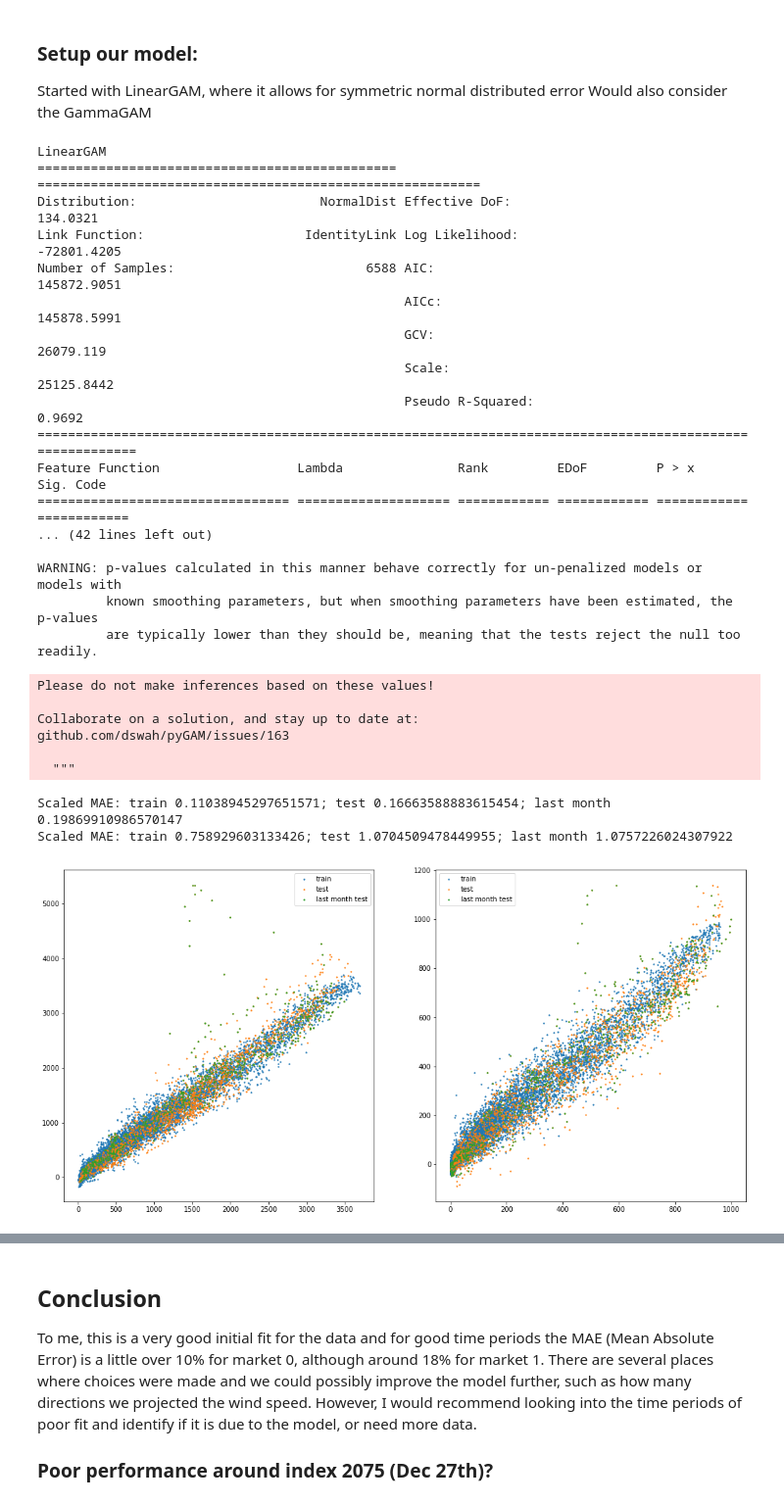
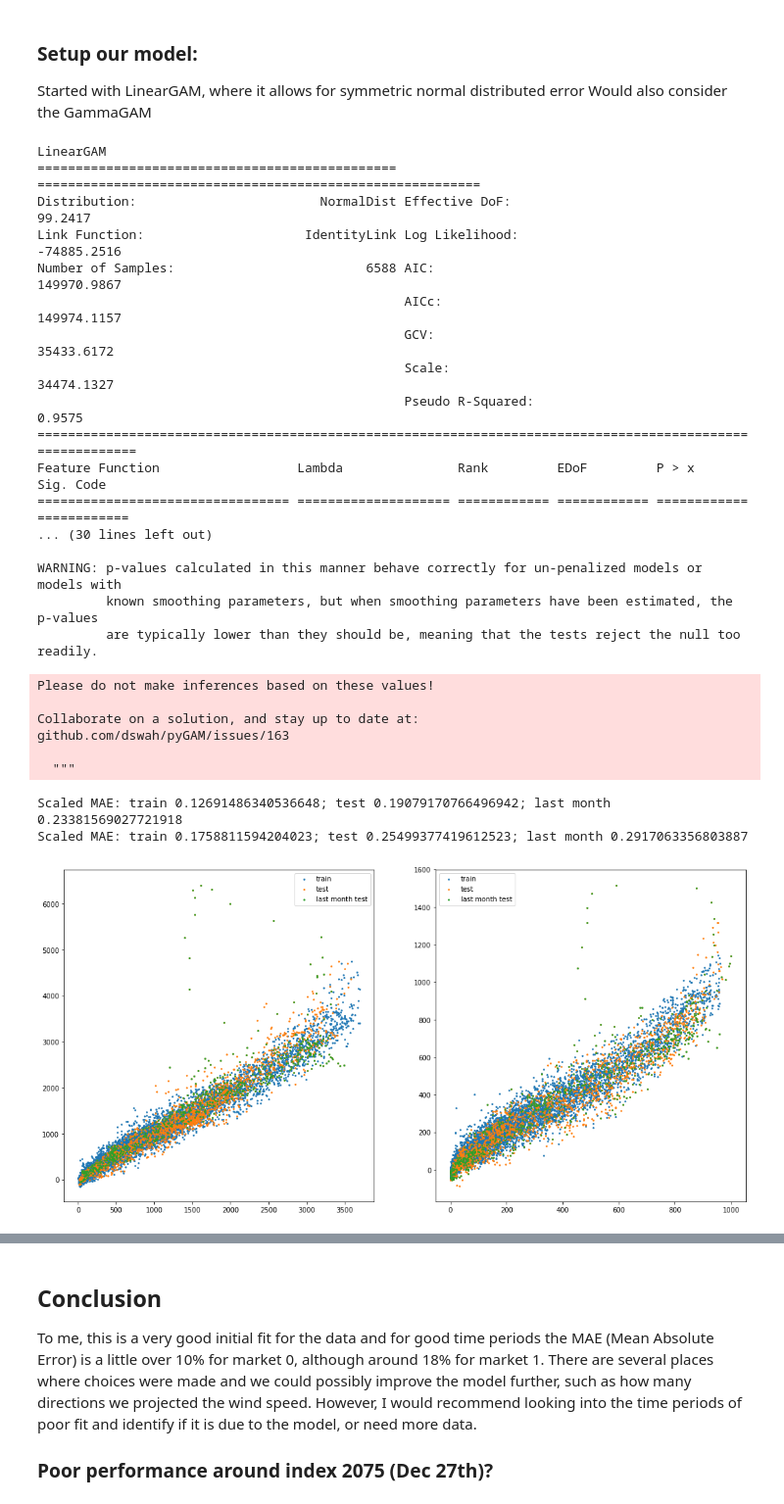
Before and after one commit to willst/wind-demo, a Jupyter notebook: Demonstration Notebook.ipynb, the cells around one changed output, grey strips where cells are left out. Shown at 98% size. Saved outputs shown, nothing was run; the diff lists cells and outputs as text; code cells hidden in the pictures.

```diff
--- a/Demonstration Notebook.ipynb
+++ b/Demonstration Notebook.ipynb
@@ -115,7 +115,7 @@ For example: 8 * 12 = 96 inputs
 #### Now generate those features
 # %%
 #Leave in code, so we can explore
-number_of_angles = 3 #Note we only have to go from 0-180, if wind is +5 at 90deg, then it is -5 at 270deg.
+number_of_angles = 2 #Note we only have to go from 0-180, if wind is +5 at 90deg, then it is -5 at 270deg.
 
 
 wind_u = WNDs * np.sin(np.deg2rad(DDs))
@@ -131,7 +131,7 @@ angles = xr.DataArray(angles, dims=["Angle"], coords={"Angle": angles})
 
 #We have 3 dimensions, Date, Station, and Angle, xarray keeps track of that for us.
 features_da = np.sin(np.deg2rad(angles)) * wind_u + np.cos(np.deg2rad(angles)) * wind_v #this line is fun!
-features = features_da.stack(projection=["Station","Angle"]).to_pandas()
+features_ws = features_da.stack(projection=["Station","Angle"]).to_pandas()
 
-features
+features_ws
 # %% [output]
@@ -181,11 +190,13 @@ PyGAM fits a series of splines, which can match many non-linear curves. In our c
 # %% [markdown]
 ### Split up our data to hide 3 months from the model
 # %%
-split_point = int(len(features) * 0.75) # take 75%
+split_point = int(len(features_ws) * 0.75) # take 75%
+
+X = features_ws
 
 DDs_train, DDs_test = DDs[:split_point], DDs[split_point:]
 WNDs_train, WNDs_test = WNDs[:split_point], WNDs[split_point:]
-X_train, X_test = features[:split_point], features[split_point:]
+X_train, X_test = X[:split_point], X[split_point:]
 y_train_0, y_test_0 = PROD.iloc[:split_point,0], PROD.iloc[split_point:,0]
 y_train_1, y_test_1 = PROD.iloc[:split_point,1], PROD.iloc[split_point:,1]
 
@@ -216,17 +227,17 @@ gam_market_0.summary()
 # %% [output]
 LinearGAM
 =============================================== ==========================================================
-Distribution:                        NormalDist Effective DoF:                                    134.0321
-Link Function:                     IdentityLink Log Likelihood:                                -72801.4205
-Number of Samples:                         6588 AIC:                                           145872.9051
-                                                AICc:                                          145878.5991
-                                                GCV:                                             26079.119
-                                                Scale:                                          25125.8442
-                                                Pseudo R-Squared:                                   0.9692
+Distribution:                        NormalDist Effective DoF:                                     99.2417
+Link Function:                     IdentityLink Log Likelihood:                                -74885.2516
+Number of Samples:                         6588 AIC:                                           149970.9867
+                                                AICc:                                          149974.1157
+                                                GCV:                                            35433.6172
+                                                Scale:                                          34474.1327
+                                                Pseudo R-Squared:                                   0.9575
 ==========================================================================================================
 Feature Function                  Lambda               Rank         EDoF         P > x        Sig. Code
 ================================= ==================== ============ ============ ============ ============
-... (42 lines left out)
+... (30 lines left out)
 
 WARNING: p-values calculated in this manner behave correctly for un-penalized models or models with
          known smoothing parameters, but when smoothing parameters have been estimated, the p-values
@@ -240,30 +251,30 @@ github.com/dswah/pyGAM/issues/163
 # %%
 from sklearn.metrics import mean_squared_error, mean_absolute_error, r2_score
 from math import sqrt
 
 f, (ax0, ax1) = plt.subplots(1, 2, figsize=(18,9))
 
 def scatter_plots(model, y_tr, y_tst, ax):
     mth = 4 * 7 * 24
-    ax.scatter(y_tr, model.predict(X_train), s=2)
-    ax.scatter(y_tst, model.predict(X_test), s=2)
-    ax.scatter(y_tst[-mth:], model.predict(X_test[-mth:]), s=2)
+    ax.scatter(y_tr, model.predict(X_train), s=3)
+    ax.scatter(y_tst, model.predict(X_test), s=3)
+    ax.scatter(y_tst[-mth:], model.predict(X_test[-mth:]), s=3)
     ax.legend(["train", "test","last month test"])
 
-    avg = y_train.mean()
+    avg = y_tr.mean()
 
-    err_train = mean_absolute_error(model.predict(X_train),y_train) / avg
-    err_test = mean_absolute_error(model.predict(X_test),y_test) / avg
-    err_last_test = mean_absolute_error(model.predict(X_test[-mth:]),y_test[-mth:]) / avg
+    err_train = mean_absolute_error(model.predict(X_train),y_tr) / avg
+    err_test = mean_absolute_error(model.predict(X_test),y_tst) / avg
+    err_last_test = mean_absolute_error(model.predict(X_test[-mth:]),y_tst[-mth:]) / avg
 
     print(f'Scaled MAE: train {err_train}; test {err_test}; last month {err_last_test}')
 
 scatter_plots(gam_market_0, y_train_0, y_test_0, ax0)
 scatter_plots(gam_market_1, y_train_1, y_test_1, ax1)
 # %% [output]
-Scaled MAE: train 0.11038945297651571; test 0.16663588883615454; last month 0.19869910986570147
-Scaled MAE: train 0.758929603133426; test 1.0704509478449955; last month 1.0757226024307922
+Scaled MAE: train 0.12691486340536648; test 0.19079170766496942; last month 0.23381569027721918
+Scaled MAE: train 0.1758811594204023; test 0.25499377419612523; last month 0.2917063356803887
-[figure, old version]
+[figure, new version]
 # %%
 def time_plots(gam, y_test):
 
```
Also changed, not shown: parts of 14 cells of this notebook.
